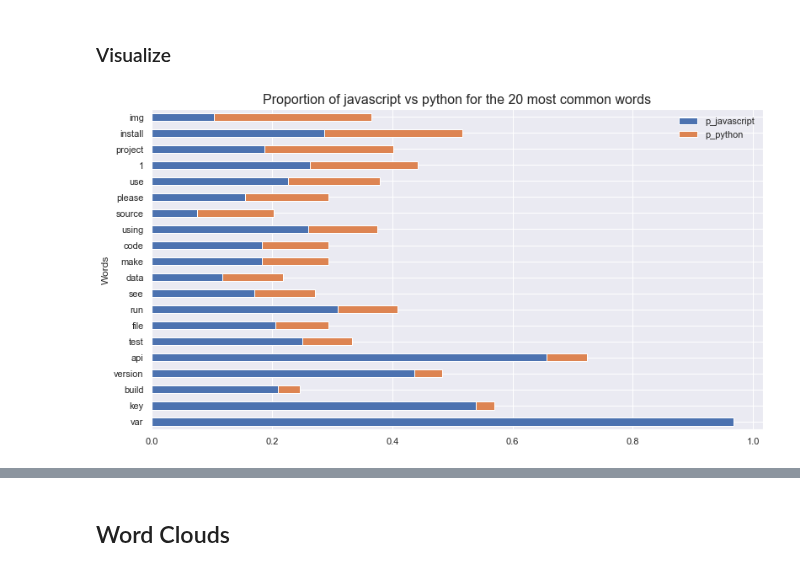
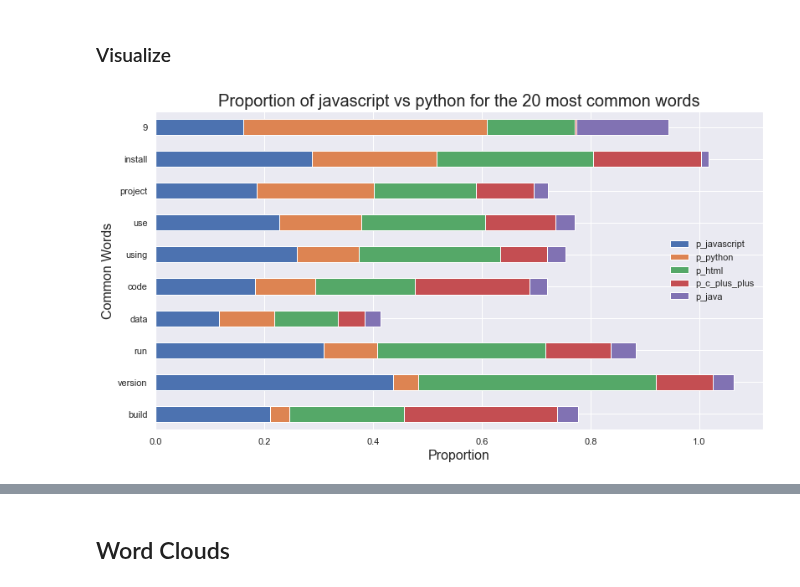
Before and after one commit to codeup-nlp/nlp-project, a Jupyter notebook: stephen_explore.ipynb, the cells around one changed output, grey strips where cells are left out. Cells and saved outputs as stored; diff of their text form; code cells hidden in the pictures.

```diff
--- a/stephen_explore.ipynb
+++ b/stephen_explore.ipynb
@@ -118,9 +111,9 @@ df.language.isna().any()
 # %% [output]
 False
 # %%
-# Drop nulls if any (nulls non-existed)
+# Fill nulls with 0 if any (nulls non-existed)
 
-df = df.dropna()
+df = df.fillna(0)
 # %%
 # Call the prepare function and create extra columns
 
@@ -137,4 +127,0 @@ prep_article_data(df, 'readme_contents', extra_words = [''], exclude_words = [''
-# %%
-df['clean_content'] = df.readme_contents.apply(clean).apply(' '.join)
-
-df.head()
@@ -290,11 +272,11 @@ tex_frequency = pd.Series(tex_words).value_counts()
 groff_frequency = pd.Series(groff_words).value_counts()
 objective_c_frequency = pd.Series(objective_c_words).value_counts()
 
-all_words = pd.Series(all_words).value_counts()
+all_words_frequency = pd.Series(all_words).value_counts()
 # %%
 # concat all frequencies together into a dataframe
 
-word_counts = pd.concat([all_words, javascript_frequency, c_frequency, python_frequency, c_plus_plus_frequency,\
+word_counts = pd.concat([all_words_frequency, javascript_frequency, c_frequency, python_frequency, c_plus_plus_frequency,\
                          swift_frequency,java_frequency,c_sharp_frequency,\
                        go_frequency,typescript_frequency,mathematica_frequency,html_frequency,\
                          css_frequency,shell_frequency,kotlin_frequency,g_code_frequency,ruby_frequency,\
@@ -376,19 +384,24 @@ pd.concat([word_counts[word_counts.javascript == 0].sort_values(by='python').hea
 # %%
 # figure out the percentage of spam vs ham
 (word_counts
  .assign(p_javascript = word_counts.javascript / word_counts['all_words'],
-         p_python = word_counts.python / word_counts['all_words'])
- .sort_values(by = 'all_words')
- [['p_javascript', 'p_python']]
- .tail(20)
+         p_python = word_counts.python / word_counts['all_words'],
+         p_html = word_counts.html / word_counts['all_words'],
+         p_c_plus_plus = word_counts.c_plus_plus / word_counts['all_words'],
+         p_java = word_counts.java / word_counts['all_words']
+
+        ).sort_values(by = 'all_words')
+ [['p_javascript', 'p_python', 'p_html', 'p_c_plus_plus', 'p_java']]
+ .tail(10)
  .sort_values('p_python')
  .plot.barh(stacked = True))
 
-plt.title('Proportion of javascript vs python for the 20 most common words', size = 16)
-plt.ylabel('Words')
+plt.title('Proportion of javascript vs python for the 20 most common words', size = 20)
+plt.ylabel('Common Words', size = 16)
+plt.xlabel('Proportion', size = 16)
 plt.show()
 # %% [output]
-[figure, old version]
+[figure, new version]
 # %%
 (word_counts
  [(word_counts.javascript > 10) & (word_counts.python > 10)]
```
Also changed, not shown: parts of 37 cells of this notebook.
